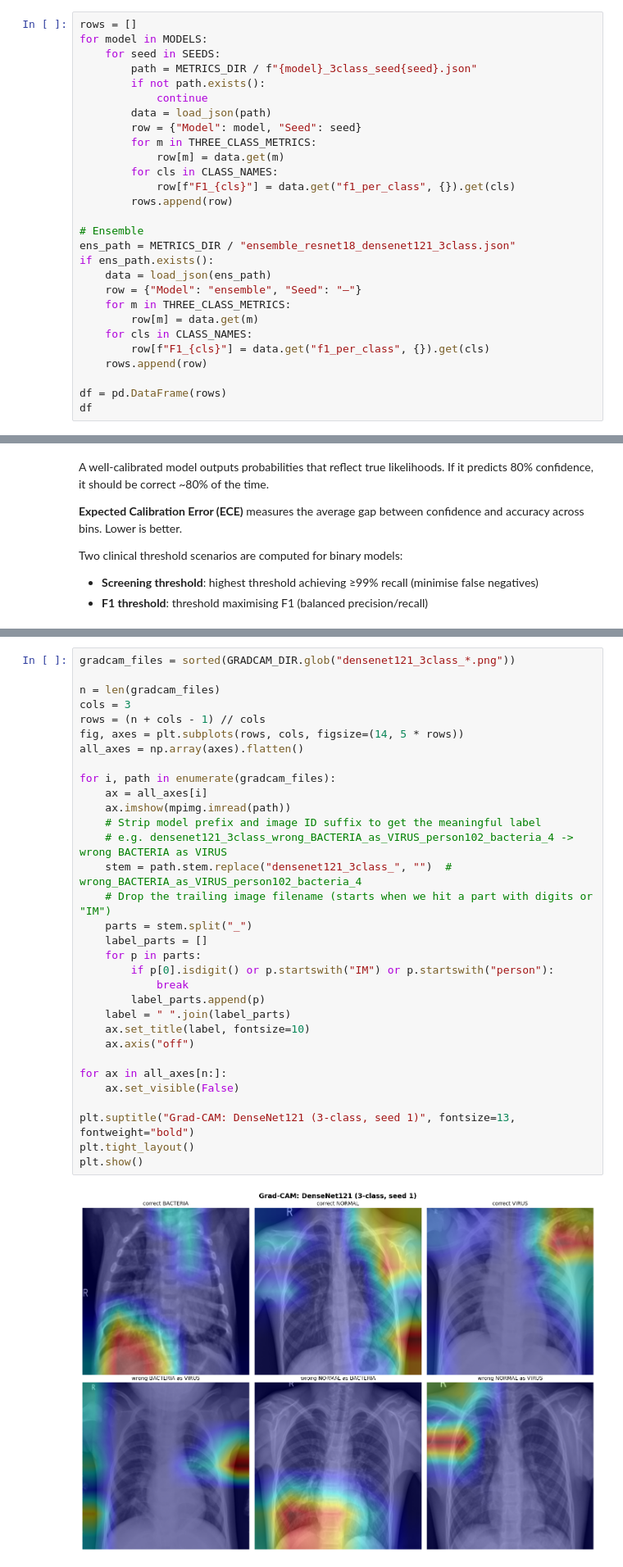
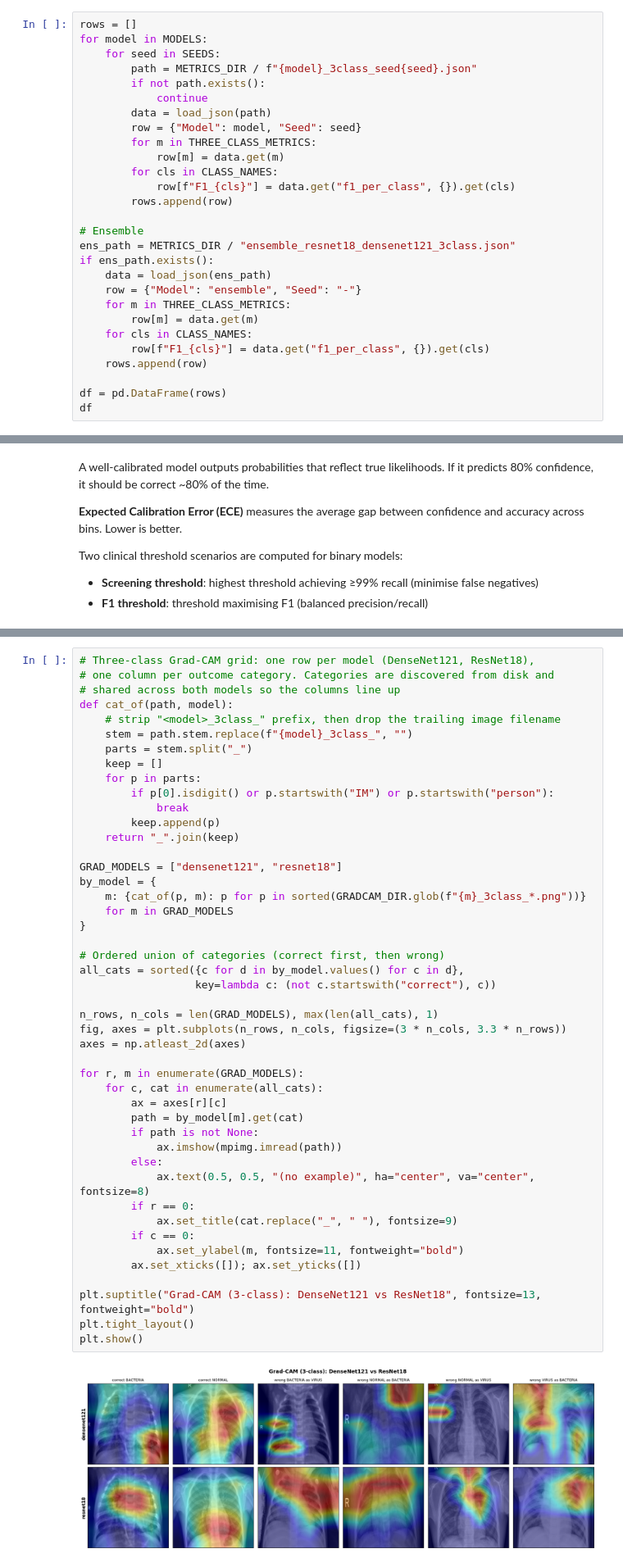
Before and after one commit to luanacarolinareis/caa-project, a Jupyter notebook: notebooks/02_innovation_results.ipynb, the cells around one changed output, grey strips where cells are left out. Shown at 82% size. Saved outputs shown, nothing was run; the diff lists cells and outputs as text.

```diff
--- a/notebooks/02_innovation_results.ipynb
+++ b/notebooks/02_innovation_results.ipynb
@@ -58,7 +60,7 @@ for model in MODELS:
 ens_path = METRICS_DIR / "ensemble_resnet18_densenet121_3class.json"
 if ens_path.exists():
     data = load_json(ens_path)
-    row = {"Model": "ensemble", "Seed": "—"}
+    row = {"Model": "ensemble", "Seed": "-"}
     for m in THREE_CLASS_METRICS:
         row[m] = data.get(m)
     for cls in CLASS_NAMES:
@@ -318,35 +329,49 @@ Grad-CAM highlights the image regions that most influenced the model's decision.
 # %%
-gradcam_files = sorted(GRADCAM_DIR.glob("densenet121_3class_*.png"))
-
-n = len(gradcam_files)
-cols = 3
-rows = (n + cols - 1) // cols
-fig, axes = plt.subplots(rows, cols, figsize=(14, 5 * rows))
-all_axes = np.array(axes).flatten()
-
-for i, path in enumerate(gradcam_files):
-    ax = all_axes[i]
-    ax.imshow(mpimg.imread(path))
-    # Strip model prefix and image ID suffix to get the meaningful label
-    # e.g. densenet121_3class_wrong_BACTERIA_as_VIRUS_person102_bacteria_4 -> wrong BACTERIA as VIRUS
-    stem = path.stem.replace("densenet121_3class_", "")  # wrong_BACTERIA_as_VIRUS_person102_bacteria_4
-    # Drop the trailing image filename (starts when we hit a part with digits or "IM")
+# Three-class Grad-CAM grid: one row per model (DenseNet121, ResNet18),
+# one column per outcome category. Categories are discovered from disk and
+# shared across both models so the columns line up
+def cat_of(path, model):
+    # strip "<model>_3class_" prefix, then drop the trailing image filename
+    stem = path.stem.replace(f"{model}_3class_", "")
     parts = stem.split("_")
-    label_parts = []
+    keep = []
     for p in parts:
         if p[0].isdigit() or p.startswith("IM") or p.startswith("person"):
             break
-        label_parts.append(p)
-    label = " ".join(label_parts)
-    ax.set_title(label, fontsize=10)
-    ax.axis("off")
+        keep.append(p)
+    return "_".join(keep)
 
-for ax in all_axes[n:]:
-    ax.set_visible(False)
+GRAD_MODELS = ["densenet121", "resnet18"]
+by_model = {
+    m: {cat_of(p, m): p for p in sorted(GRADCAM_DIR.glob(f"{m}_3class_*.png"))}
+    for m in GRAD_MODELS
+}
 
-plt.suptitle("Grad-CAM: DenseNet121 (3-class, seed 1)", fontsize=13, fontweight="bold")
+# Ordered union of categories (correct first, then wrong)
+all_cats = sorted({c for d in by_model.values() for c in d},
+                  key=lambda c: (not c.startswith("correct"), c))
+
+n_rows, n_cols = len(GRAD_MODELS), max(len(all_cats), 1)
+fig, axes = plt.subplots(n_rows, n_cols, figsize=(3 * n_cols, 3.3 * n_rows))
+axes = np.atleast_2d(axes)
+
+for r, m in enumerate(GRAD_MODELS):
+    for c, cat in enumerate(all_cats):
+        ax = axes[r][c]
+        path = by_model[m].get(cat)
+        if path is not None:
+            ax.imshow(mpimg.imread(path))
+        else:
+            ax.text(0.5, 0.5, "(no example)", ha="center", va="center", fontsize=8)
+        if r == 0:
+            ax.set_title(cat.replace("_", " "), fontsize=9)
+        if c == 0:
+            ax.set_ylabel(m, fontsize=11, fontweight="bold")
+        ax.set_xticks([]); ax.set_yticks([])
+
+plt.suptitle("Grad-CAM (3-class): DenseNet121 vs ResNet18", fontsize=13, fontweight="bold")
 plt.tight_layout()
 plt.show()
 # %% [output]
-[figure, old version]
+[figure, new version]
 # %% [markdown]
```
Also changed, not shown: parts of 22 cells of this notebook, 4 other files.
